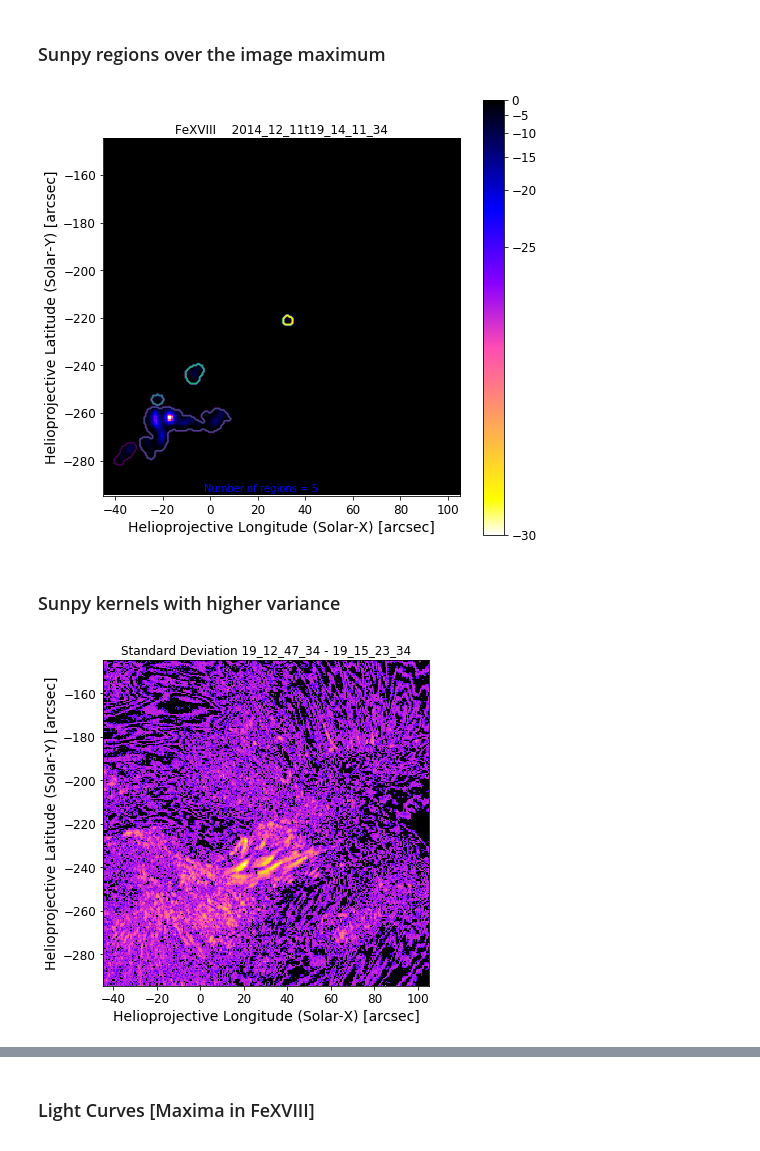
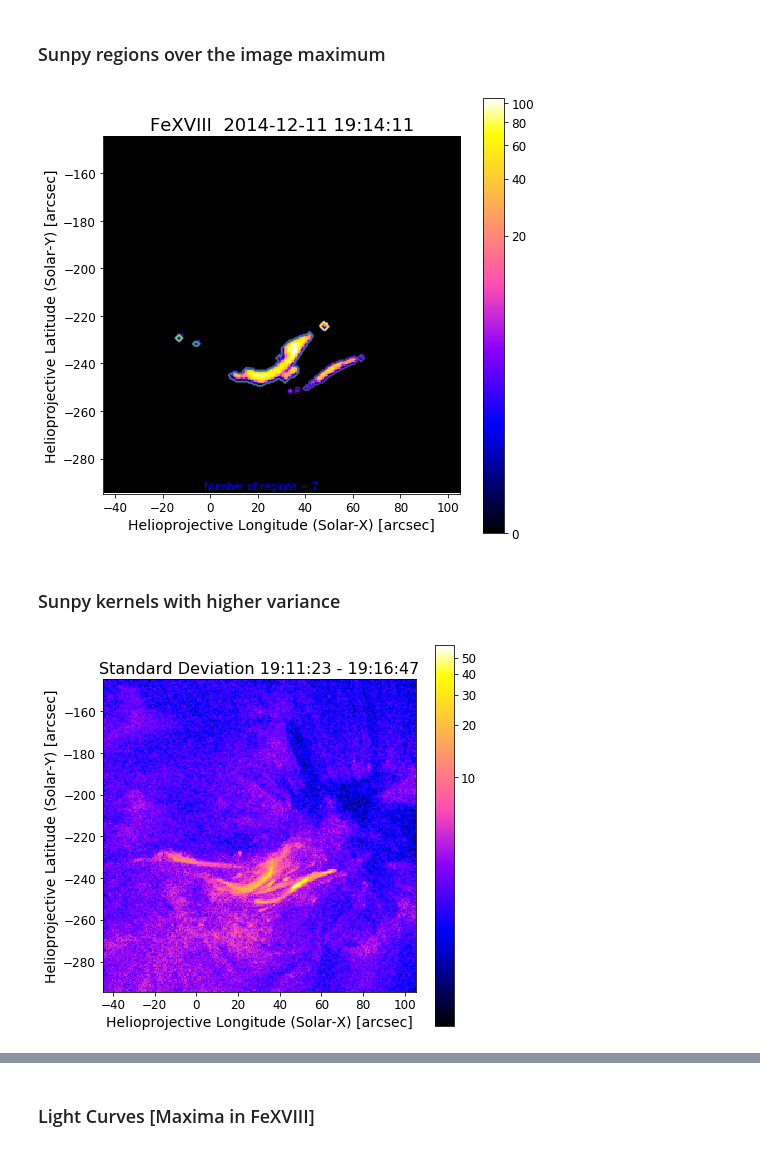
Before and after one commit to pymilo/Milo_FOXSI_Science, a Jupyter notebook: Notebooks/For_Athiray_StanDev.ipynb, the cells around one changed output, grey strips where cells are left out. Cells and saved outputs as stored; diff of their text form; code cells hidden in the pictures.

Commit message:
Found regions with FeXVIII corrected

```diff
--- a/Notebooks/For_Athiray_StanDev.ipynb
+++ b/Notebooks/For_Athiray_StanDev.ipynb
@@ -159,13 +180,15 @@ def std(cmaps):
     return Map(np.std(data, axis=2), _meta[1])
 # %%
 ## Setting Limits:
-maps = []
-for t in range (0,40):
-    top_right = SkyCoord(105*u.arcsec, -145 * u.arcsec, frame=mapsFe18[t].coordinate_frame)
-    bottom_left = SkyCoord(-45 * u.arcsec, -295 * u.arcsec, frame=mapsFe18[t].coordinate_frame)
-    submap = mapsFe18[t].submap(bottom_left, top_right)
-    maps.append(submap)
+#maps = []
+#for t in range (68-l,72+l):
+#    top_right = SkyCoord(105*u.arcsec, -145 * u.arcsec, frame=mapsFe18[t].coordinate_frame)
+#    bottom_left = SkyCoord(-45 * u.arcsec, -295 * u.arcsec, frame=mapsFe18[t].coordinate_frame)
+#    submap = mapsFe18[t].submap(bottom_left, top_right)
+#    maps.append(submap)
 
 ## Standard Deviation:
-stdmap = std(maps[11:23])
+l = 12;
+maps = mapsFe18[68-l:72+l]
+stdmap = std(maps)
 # %%
@@ -233,21 +255,21 @@ aiamap2 = sunpy.map.Map(data2, maps[ta].meta)
 labels, n = ndimage.label(aiamap2.data)
 # %%
 fig, ax = plt.subplots(figsize=(8,8))
-aiamap2.plot(title='FeXVIII    '+F_AIA171[ta][41:63],cmap='gnuplot2_r')
-plt.colorbar()
+aiamap2.plot(cmap='gnuplot2')
+plt.title('FeXVIII '+maps[ta].name[-20:],fontsize=18);plt.colorbar()
 extent = (-45,105,-295,-145)
 plt.contour(labels,extent=extent)
 plt.figtext(0.3, 0.2, 'Number of regions = {}'.format(n), color='blue')
 plt.show()
 # %% [output]
-[figure, old version]
+[figure, new version]
 # %% [markdown]
 ### Sunpy kernels with higher variance
 # %%
-fig, ax = plt.subplots(figsize=(6,6))
-stdmap.plot(title='Standard Deviation '+F_AIA171[11][52:63]+' - '+
-           F_AIA171[23][52:63],cmap='gnuplot2')
+fig, ax = plt.subplots(figsize=(7,7))
+stdmap.plot(cmap='gnuplot2')
+plt.title('Standard Deviation '+maps[0].name[-8:]+' - '+maps[-1].name[-8:],fontsize=16);plt.colorbar()
 plt.show()
 # %% [output]
-[figure, old version]
+[figure, new version]
 # %%
```
Also changed, not shown: parts of 30 cells of this notebook.
